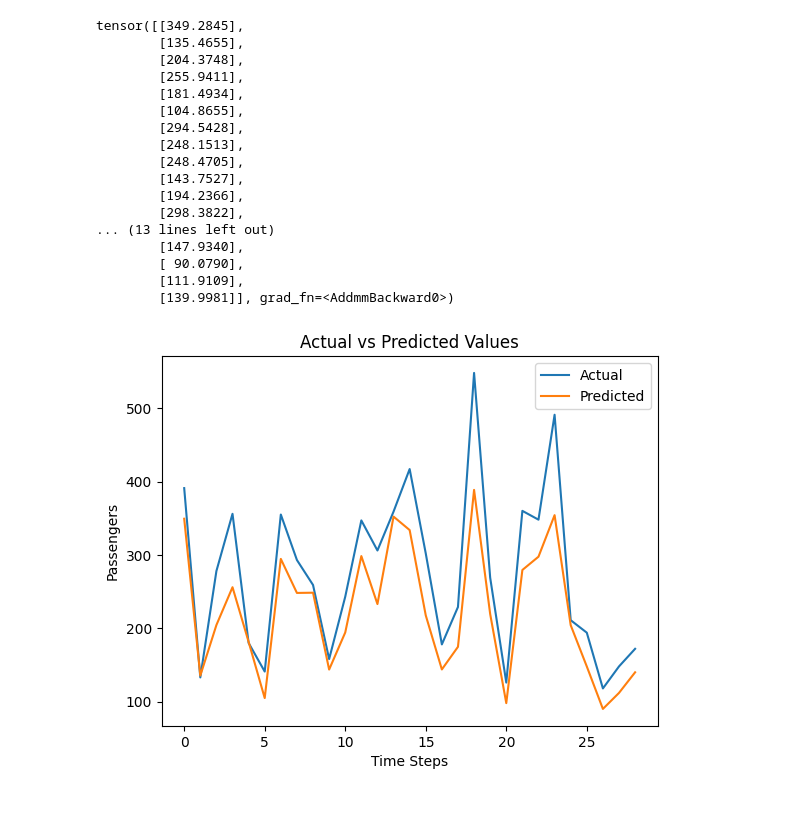
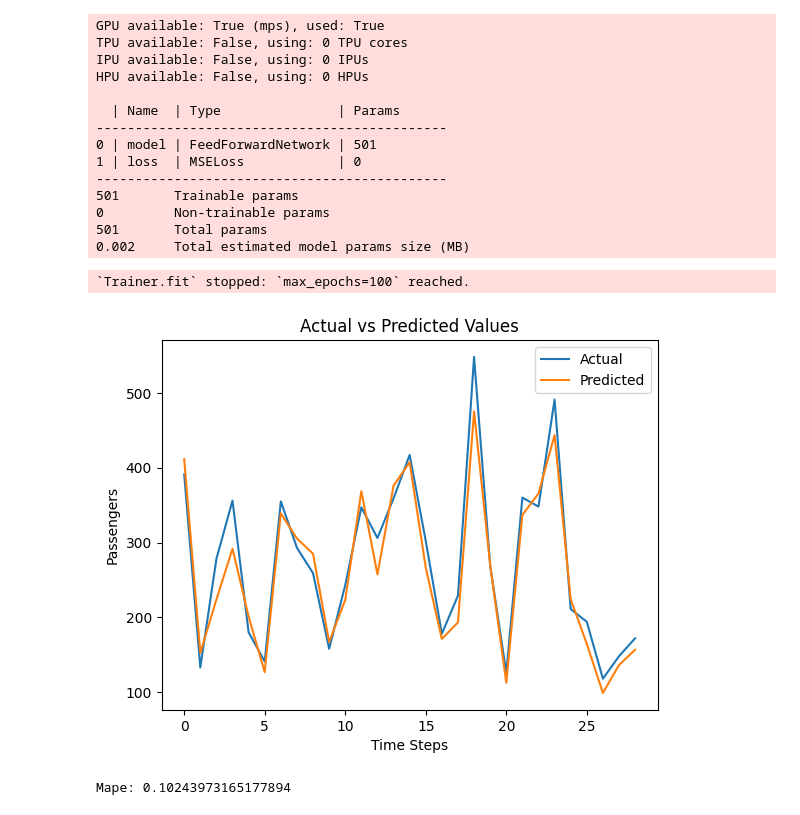
Before and after one commit to keremerciyes/Price-Prediction-With-Machine-Learning, a Jupyter notebook: mlp.ipynb, the cells around one changed output. Saved outputs shown, nothing was run; the diff lists cells and outputs as text; code cells hidden in the pictures.

```diff
--- a/mlp.ipynb
+++ b/mlp.ipynb
@@ -27,7 +27,7 @@ import pytorch_lightning as pl
 from pytorch_lightning.loggers import TensorBoardLogger
 
 class FeedForwardNetwork(pl.LightningModule):
-    def __init__(self, input_size, hidden_size, output_size=1):
+    def __init__(self, hidden_size, input_size=2, output_size=1):
         super().__init__()
         self.layer1 = nn.Linear(input_size, hidden_size)
         self.layer2 = nn.Linear(hidden_size, output_size)
@@ -94,34 +200,56 @@ HPU available: False, using: 0 HPUs
 # %%
-import matplotlib.pyplot as plt
+# Retrieve best parameters
+from matplotlib import pyplot as plt
+
+
+best_params = optimizer.max['params']
+
+# Re-calculate the learning rate from its logarithm
+best_params['log_learning_rate'] = 10 ** best_params['log_learning_rate']
+
+# Ensure hidden_size is an integer
+best_params['hidden_size'] = int(round(best_params['hidden_size']))
+
+# Train a new model with the best parameters
+model = FeedForwardNetwork(input_size=2, hidden_size=best_params['hidden_size'])
+lightning_model = LightningModel(model, best_params['log_learning_rate'], best_params['weight_decay'])
+
+trainer = pl.Trainer(max_epochs=100)
+trainer.fit(lightning_model, train_loader, val_loader)
 
 # Predicting
 lightning_model.eval()
 predictions = lightning_model(torch.Tensor(X_test))
 
 # Plotting
 plt.plot(y_test, label='Actual')
 plt.plot(predictions.detach().numpy(), label='Predicted')
 plt.legend()
 plt.title('Actual vs Predicted Values')
 plt.xlabel('Time Steps')
 plt.ylabel('Passengers')
 plt.show()
 # %% [output]
-tensor([[349.2845],
-        [135.4655],
-        [204.3748],
-        [255.9411],
-        [181.4934],
-        [104.8655],
-        [294.5428],
-        [248.1513],
-        [248.4705],
-        [143.7527],
-        [194.2366],
-        [298.3822],
-... (13 lines left out)
-        [147.9340],
-        [ 90.0790],
-        [111.9109],
-        [139.9981]], grad_fn=<AddmmBackward0>)
+GPU available: True (mps), used: True
+TPU available: False, using: 0 TPU cores
+IPU available: False, using: 0 IPUs
+HPU available: False, using: 0 HPUs
+
+  | Name  | Type               | Params
+---------------------------------------------
+0 | model | FeedForwardNetwork | 501
+1 | loss  | MSELoss            | 0
+---------------------------------------------
+501       Trainable params
+0         Non-trainable params
+501       Total params
+0.002     Total estimated model params size (MB)
+`Trainer.fit` stopped: `max_epochs=100` reached.
-[figure, old version]
+[figure, new version]
+# %%
+from sklearn.metrics import mean_absolute_percentage_error
+
+mape = mean_absolute_percentage_error(predictions.detach().numpy(), y_test)
+print("Mape:", mape)
+# %% [output]
+Mape: 0.10243973165177894
```
Also changed, not shown: parts of 1 cell of this notebook.
